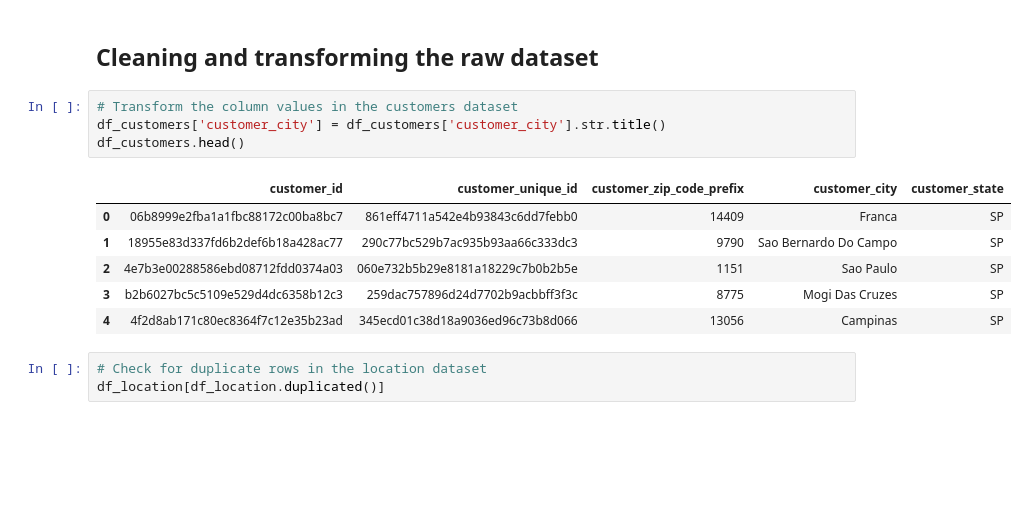
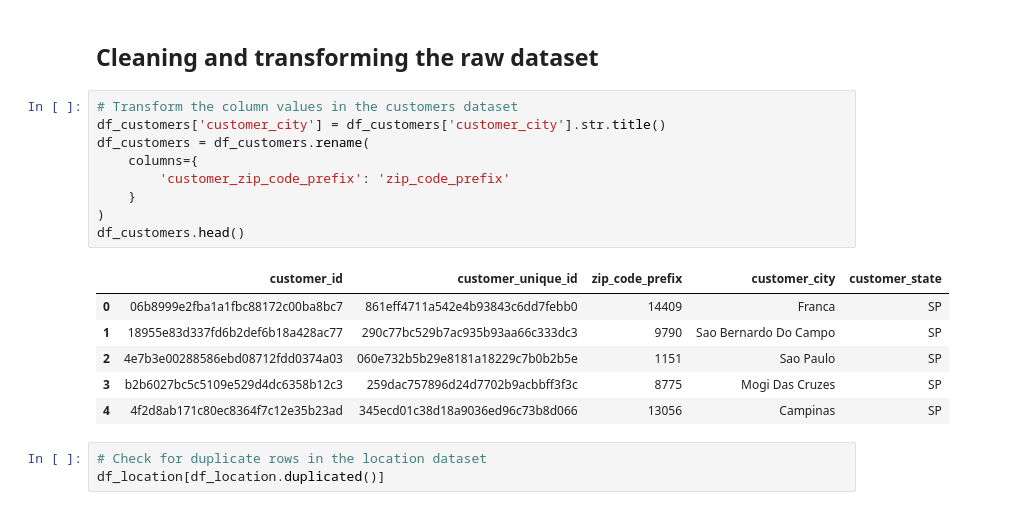
Before and after one commit to ebernardino01/DataAnalystPortfolio, a Jupyter notebook: Olist/Olist_Data_Analysis_Notebook.ipynb, the cells around one changed output. Drawn from its saved outputs; the diff is of its cells as text; blank space fills up the shorter version.

```diff
--- a/Olist/Olist_Data_Analysis_Notebook.ipynb
+++ b/Olist/Olist_Data_Analysis_Notebook.ipynb
@@ -242,9 +242,14 @@ memory usage: 1.2+ KB
 # %%
 # Transform the column values in the customers dataset
 df_customers['customer_city'] = df_customers['customer_city'].str.title()
+df_customers = df_customers.rename(
+    columns={
+        'customer_zip_code_prefix': 'zip_code_prefix'
+    }
+)
 df_customers.head()
 # %% [output]
-|  | customer_id | customer_unique_id | customer_zip_code_prefix | customer_city | customer_state |
+|  | customer_id | customer_unique_id | zip_code_prefix | customer_city | customer_state |
 | 0 | 06b8999e2fba1a1fbc88172c00ba8bc7 | 861eff4711a542e4b93843c6dd7febb0 | 14409 | Franca | SP |
 | 1 | 18955e83d337fd6b2def6b18a428ac77 | 290c77bc529b7ac935b93aa66c333dc3 | 9790 | Sao Bernardo Do Campo | SP |
 | 2 | 4e7b3e00288586ebd08712fdd0374a03 | 060e732b5b29e8181a18229c7b0b2b5e | 1151 | Sao Paulo | SP |
```
Also changed, not shown: parts of 11 cells of this notebook.
